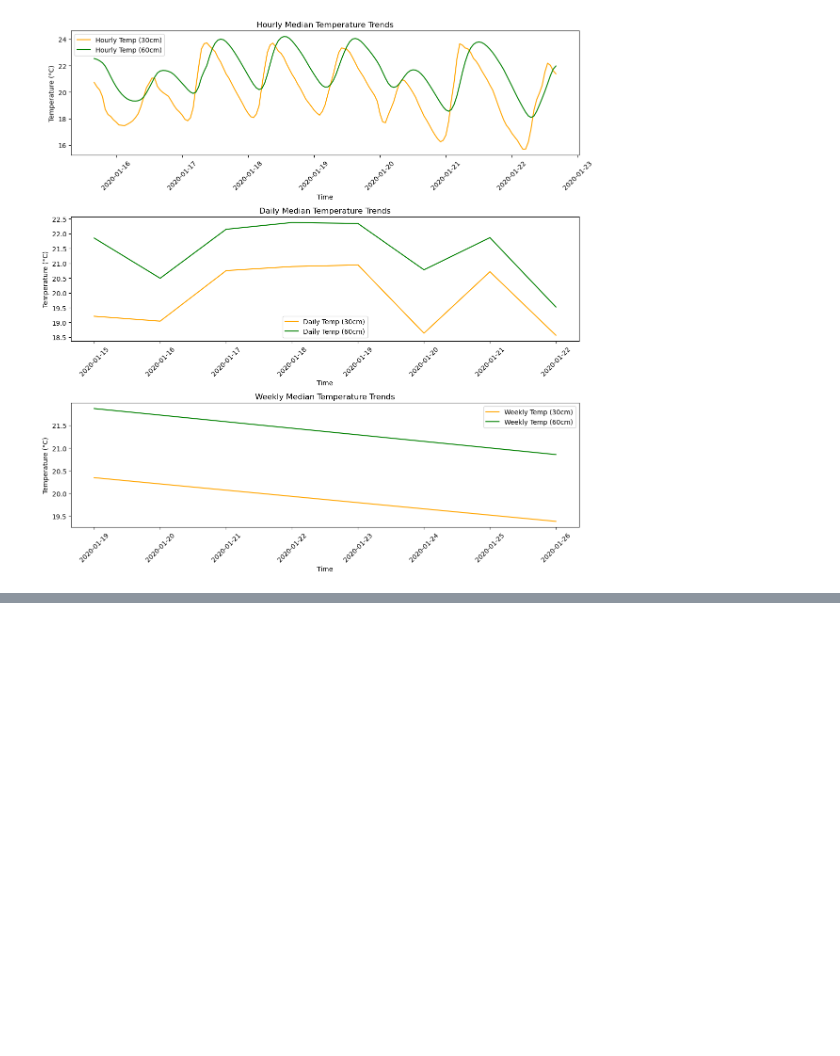
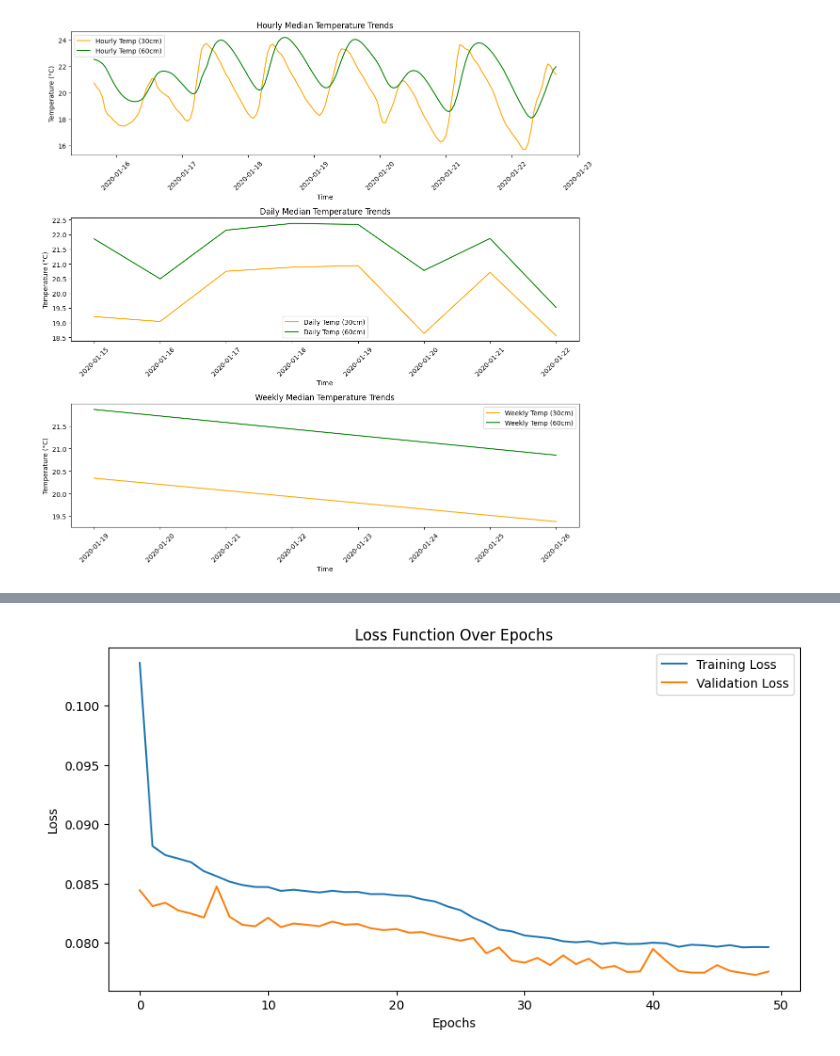
Before and after one commit to omarsagoo/iot-smart-aquarium, a Jupyter notebook: notebooks/iot-smart-aquarium.ipynb, the cells around one changed output, grey strips where cells are left out. Cells and saved outputs as stored; diff of their text form; code cells hidden in the pictures; blank space fills up the shorter version.

```diff
--- a/notebooks/iot-smart-aquarium.ipynb
+++ b/notebooks/iot-smart-aquarium.ipynb
@@ -4,8 +4,8 @@ import matplotlib.pyplot as plt
 import seaborn as sns
 import numpy as np
 # %%
-file_30cm = "../data/30cm.xlsx"
-file_60cm = "../data/60cm.xlsx"
+file_30cm = "/content/30cm.xlsx"
+file_60cm = "/content/60cm.xlsx"
 
 data_30cm = pd.read_excel(file_30cm)
 data_60cm = pd.read_excel(file_60cm)
@@ -288,0 +366,83 @@ plt.show()
+# %%
+import numpy as np
+import tensorflow as tf
+from tensorflow.keras.models import Sequential
+from tensorflow.keras.layers import LSTM, Dense
+from sklearn.preprocessing import MinMaxScaler
+from sklearn.model_selection import train_test_split
+from sklearn.metrics import confusion_matrix
+
+# Preprocessing function
+def preprocess_data(df, include_pH=False):
+    df = df.drop(columns=['Date'])  # Drop Date column
+    scaler = MinMaxScaler()
+    if include_pH:
+        features = ['Temperature', 'pH']
+    else:
+        features = ['Temperature']
+    target = 'Turbidity'
+
+    X = df[features].values
+    y = df[target].values
+
+    # Normalize features
+    X = scaler.fit_transform(X)
+    y = scaler.fit_transform(y.reshape(-1, 1))
+
+    # Reshape for LSTM (samples, time steps, features)
+    X = X.reshape((X.shape[0], 1, X.shape[1]))
+
+    return X, y, scaler
+
+# Prepare data
+X_30, y_30, scaler_30 = preprocess_data(data_30cm, include_pH=False)
+
+# Split data into training and testing sets
+X_train, X_test, y_train, y_test = train_test_split(X_30, y_30, test_size=0.2, random_state=42)
+
+# Define LSTM model
+model = Sequential([
+    LSTM(50, activation='relu', return_sequences=True, input_shape=(X_train.shape[1], X_train.shape[2])),
+    LSTM(50, activation='relu'),
+    Dense(1)
+])
+
+# Compile model
+model.compile(optimizer='adam', loss='mse')
+
+# Train model
+history_30cm = model.fit(X_train, y_train, epochs=50, batch_size=16, validation_data=(X_test, y_test), verbose=1)
+
+# Plot training loss
+plt.figure(figsize=(10,5))
+plt.plot(history_30cm.history['loss'], label='Training Loss')
+plt.plot(history_30cm.history['val_loss'], label='Validation Loss')
+plt.xlabel('Epochs')
+plt.ylabel('Loss')
+plt.legend()
+plt.title('Loss Function Over Epochs')
+plt.show()
+
+# Predict on test set
+y_pred = model.predict(X_test)
+
+# Convert predictions and actual values back to original scale
+y_pred_rescaled = scaler_30.inverse_transform(y_pred)
+y_test_rescaled = scaler_30.inverse_transform(y_test)
+
+# Convert to discrete categories (high/low turbidity)
+threshold = np.median(y_test_rescaled)  # Using median as threshold
+y_pred_class = (y_pred_rescaled > threshold).astype(int)
+y_test_class = (y_test_rescaled > threshold).astype(int)
+
+# Compute confusion matrix
+cm = confusion_matrix(y_test_class, y_pred_class)
+
+# Plot confusion matrix
+plt.figure(figsize=(6,5))
+sns.heatmap(cm, annot=True, fmt='d', cmap='Blues', xticklabels=['Low', 'High'], yticklabels=['Low', 'High'])
+plt.xlabel('Predicted')
+plt.ylabel('Actual')
+plt.title('Confusion Matrix')
+plt.show()
+# %% [output]
@@ -288,0 +466 @@ plt.show()
+[figure, added]
```
Also changed, not shown: parts of 26 cells of this notebook.
